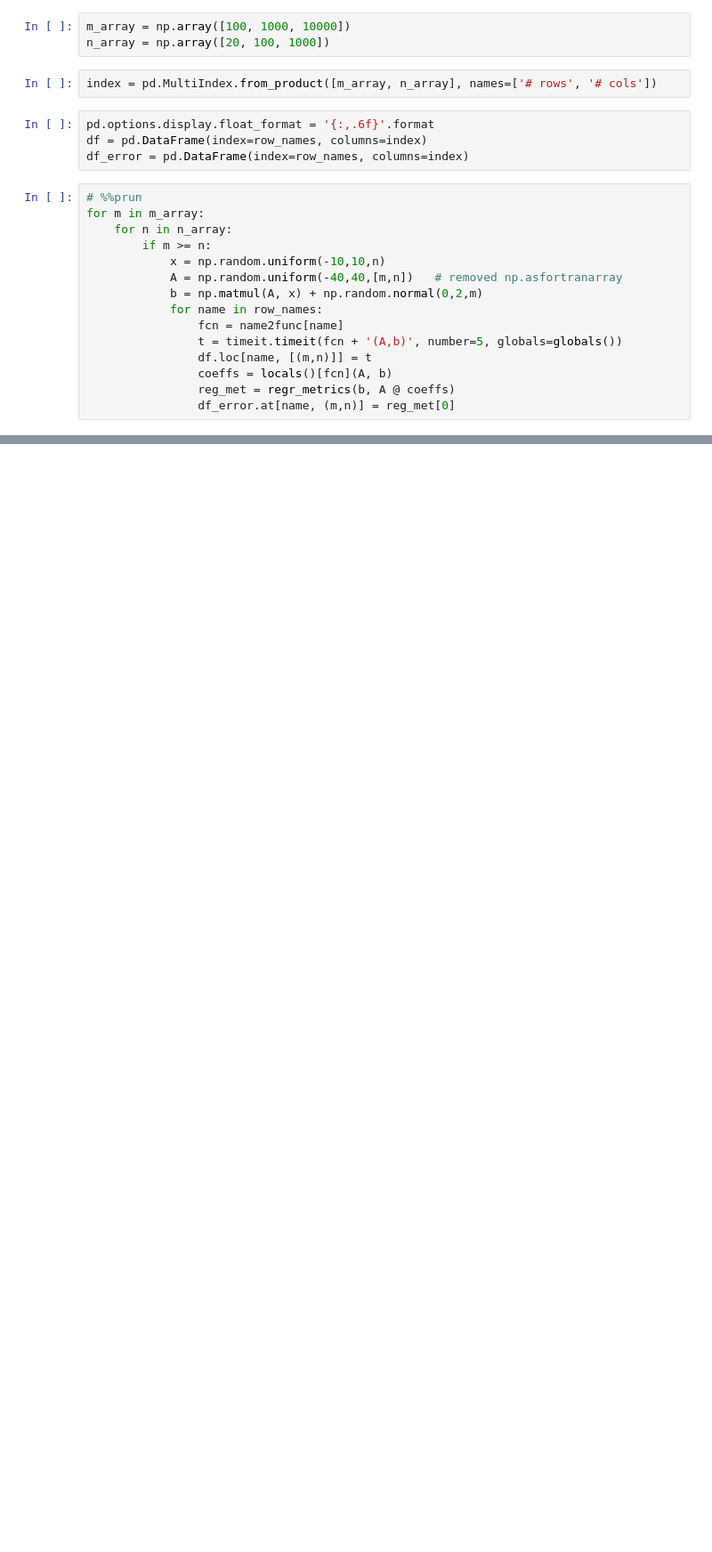
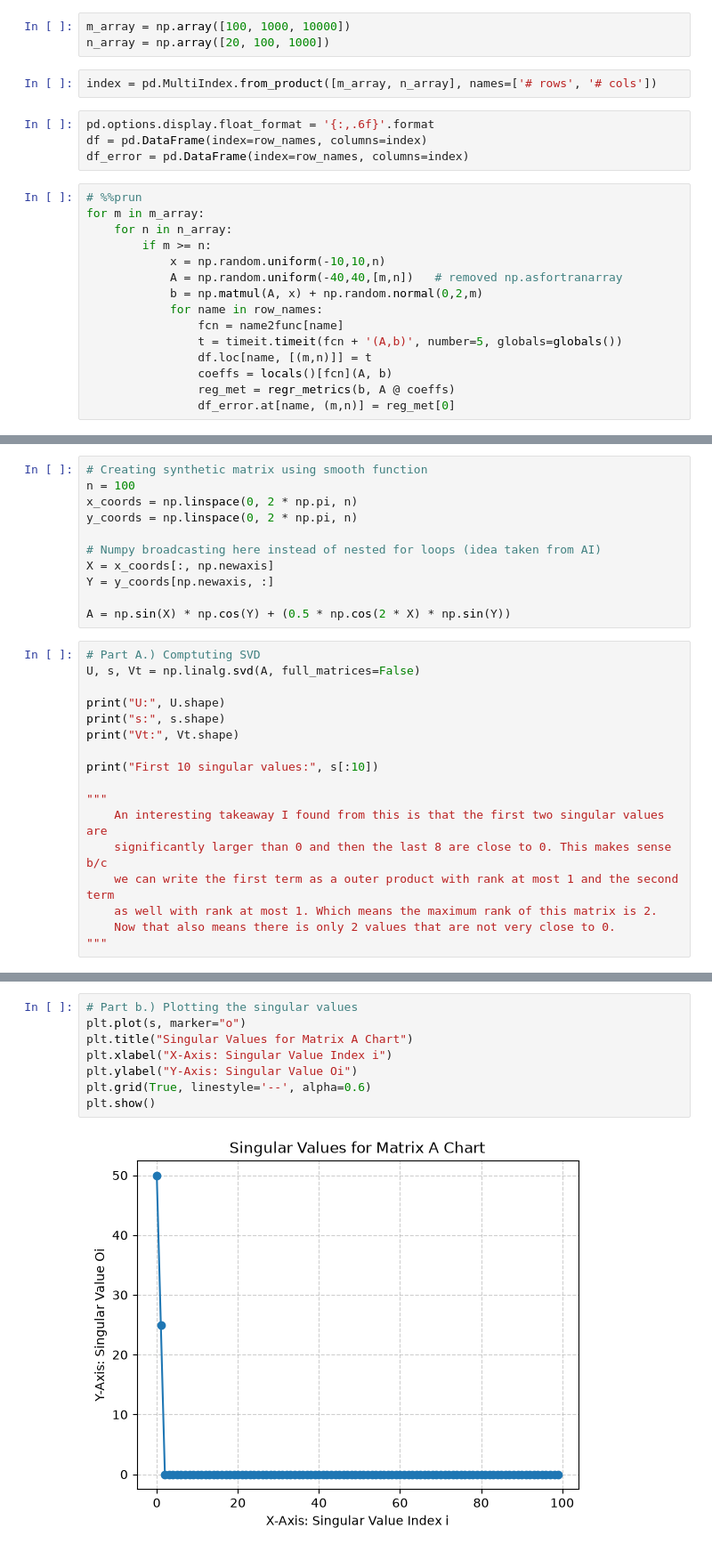
Before and after one commit to Shahad-Hossain/MTH348-Homework-4, a Jupyter notebook: main.ipynb, the cells around one changed output, grey strips where cells are left out. Shown at 89% size. Saved outputs shown, nothing was run; the diff lists cells and outputs as text; blank space fills up the shorter version.

```diff
--- a/main.ipynb
+++ b/main.ipynb
@@ -81,0 +92,28 @@ df
+# %%
+# Creating synthetic matrix using smooth function
+n = 100
+x_coords = np.linspace(0, 2 * np.pi, n)
+y_coords = np.linspace(0, 2 * np.pi, n)
+
+# Numpy broadcasting here instead of nested for loops (idea taken from AI)
+X = x_coords[:, np.newaxis]
+Y = y_coords[np.newaxis, :]
+
+A = np.sin(X) * np.cos(Y) + (0.5 * np.cos(2 * X) * np.sin(Y))
+# %%
+# Part A.) Comptuting SVD
+U, s, Vt = np.linalg.svd(A, full_matrices=False)
+
+print("U:", U.shape)
+print("s:", s.shape)
+print("Vt:", Vt.shape)
+
+print("First 10 singular values:", s[:10])
+
+"""
+    An interesting takeaway I found from this is that the first two singular values are
+    significantly larger than 0 and then the last 8 are close to 0. This makes sense b/c
+    we can write the first term as a outer product with rank at most 1 and the second term
+    as well with rank at most 1. Which means the maximum rank of this matrix is 2.
+    Now that also means there is only 2 values that are not very close to 0.
+"""
@@ -81,0 +127,10 @@ df
+# %%
+# Part b.) Plotting the singular values
+plt.plot(s, marker="o")
+plt.title("Singular Values for Matrix A Chart")
+plt.xlabel("X-Axis: Singular Value Index i")
+plt.ylabel("Y-Axis: Singular Value Oi")
+plt.grid(True, linestyle='--', alpha=0.6)
+plt.show()
+# %% [output]
+[figure, added]
```
Also changed, not shown: parts of 7 cells of this notebook.
